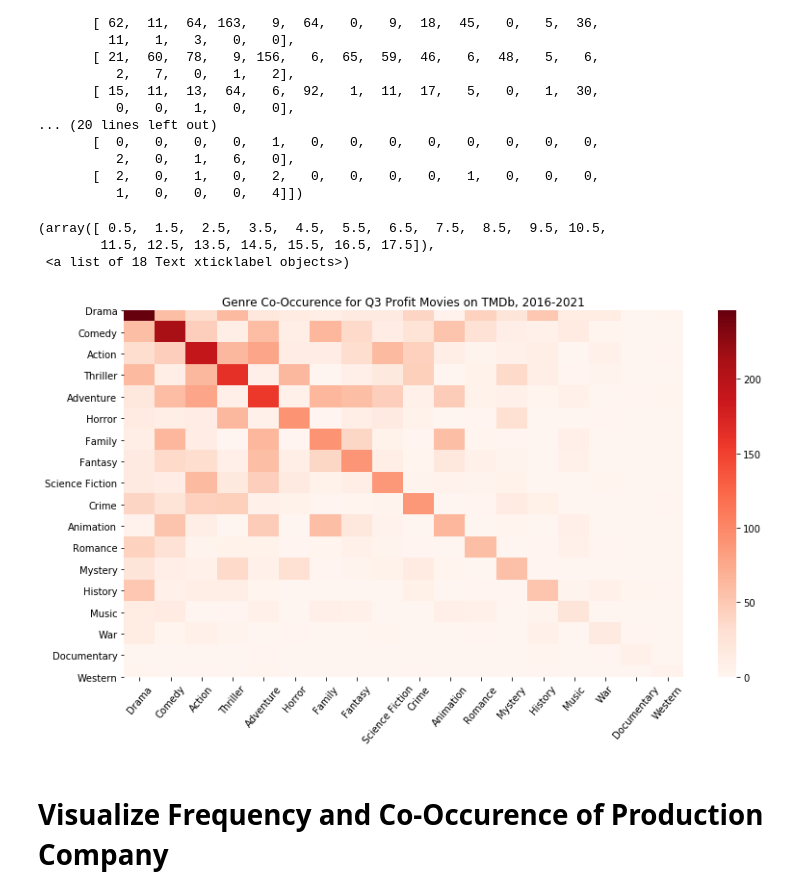
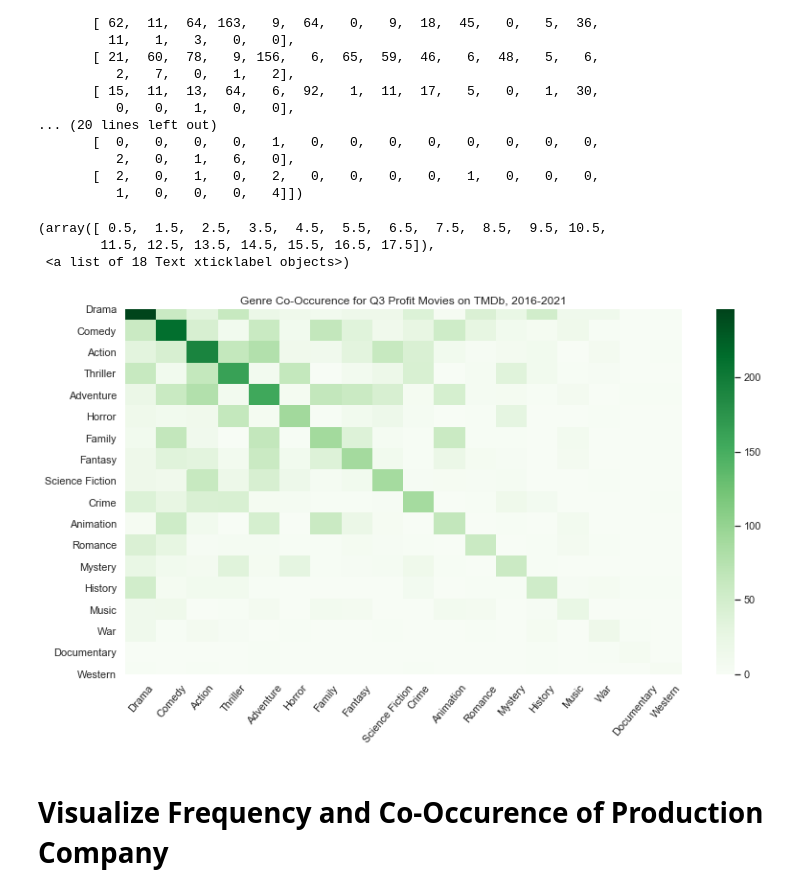
Before and after one commit to clairesarraille/tmdb, a Jupyter notebook: dsc-mod-1-project-v2-1-online-ds-sp-000-master/student.ipynb, the cells around one changed output. Cells and saved outputs as stored; diff of their text form; code cells hidden in the pictures.

Commit message:
removed extraneous files and completed all visualizations

```diff
--- a/dsc-mod-1-project-v2-1-online-ds-sp-000-master/student.ipynb
+++ b/dsc-mod-1-project-v2-1-online-ds-sp-000-master/student.ipynb
@@ -1164,13 +1164,13 @@ genre_frequency = pd.DataFrame(genre_matrix, columns = unique_genres.keys(), ind
 # %%
 # Used seaborn to visualize the co-occurence of genres for Q3 Movies:
 fig, ax = plt.subplots(figsize = (13,7))
-sn.heatmap(genre_frequency, cmap = "Reds").set(title='Genre Co-Occurence for Q3 Profit Movies on TMDb, 2016-2021')
+sn.heatmap(genre_frequency, cmap = "Greens").set(title='Genre Co-Occurence for Q3 Profit Movies on TMDb, 2016-2021')
 plt.xticks(rotation=50)
 # %% [output]
 (array([ 0.5,  1.5,  2.5,  3.5,  4.5,  5.5,  6.5,  7.5,  8.5,  9.5, 10.5,
         11.5, 12.5, 13.5, 14.5, 15.5, 16.5, 17.5]),
  <a list of 18 Text xticklabel objects>)
-[figure, old version]
+[figure, new version]
 # %% [markdown]
 # Visualize Frequency and Co-Occurence of Production Company
 # %%
```
Also changed, not shown: parts of 9 cells of this notebook, 29 other files.
